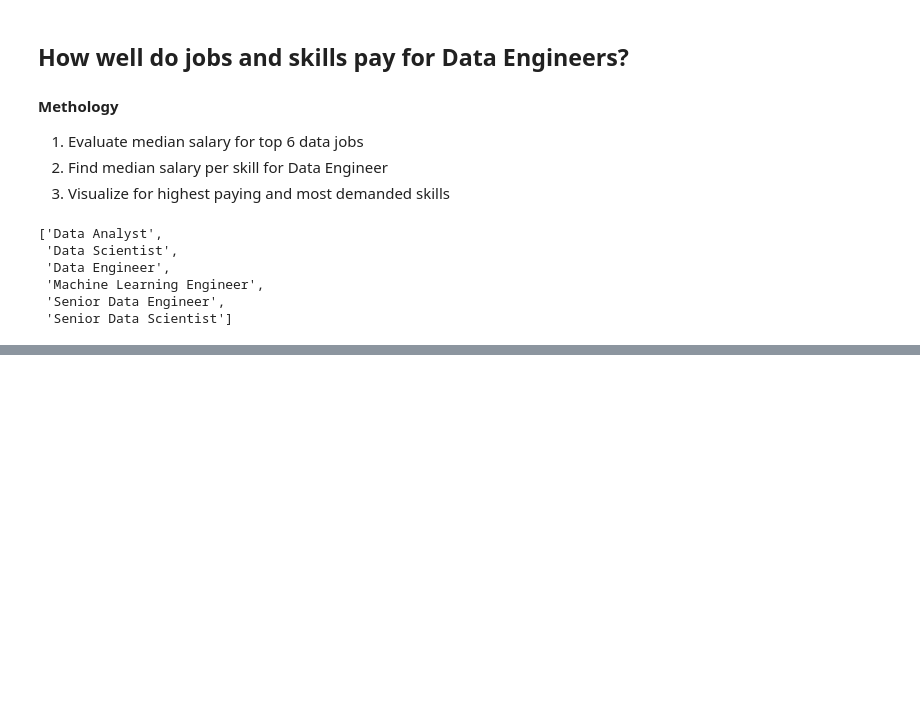
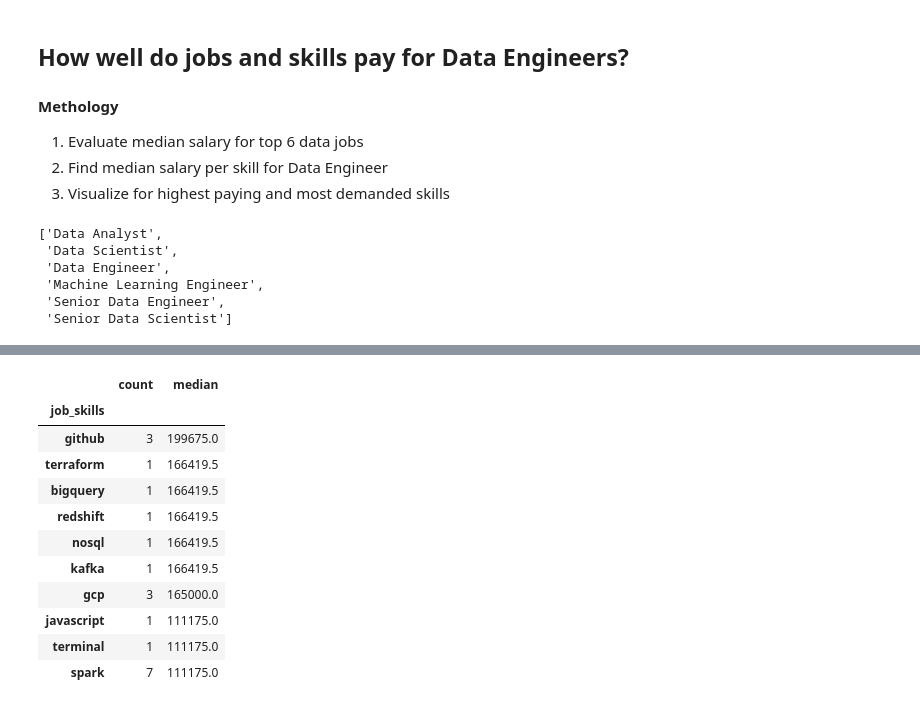
Before and after one commit to DavidSnr1/Python_for_Data_Analytics_Course, a Jupyter notebook: 03_Project_Section/Salary_Analysis.ipynb, the cells around one changed output, grey strips where cells are left out. Cells and saved outputs as stored; diff of their text form; code cells hidden in the pictures; blank space fills up the shorter version.

```diff
--- a/03_Project_Section/Salary_Analysis.ipynb
+++ b/03_Project_Section/Salary_Analysis.ipynb
@@ -49,0 +68,19 @@ plt.show()
+# %%
+df_DA_top_pay = df_DA_Ger.groupby('job_skills')['salary_year_avg'].agg(['count', 'median']).sort_values(by='median', ascending=False)
+
+df_DA_top_pay = df_DA_top_pay.head(10)
+
+df_DA_top_pay
+# %% [output]
+|  | count | median |
+| job_skills |  |  |
+| github | 3 | 199675.0 |
+| terraform | 1 | 166419.5 |
+| bigquery | 1 | 166419.5 |
+| redshift | 1 | 166419.5 |
+| nosql | 1 | 166419.5 |
+| kafka | 1 | 166419.5 |
+| gcp | 3 | 165000.0 |
+| javascript | 1 | 111175.0 |
+| terminal | 1 | 111175.0 |
+| spark | 7 | 111175.0 |
```
Also changed, not shown: parts of 5 cells of this notebook, 3 other files.
